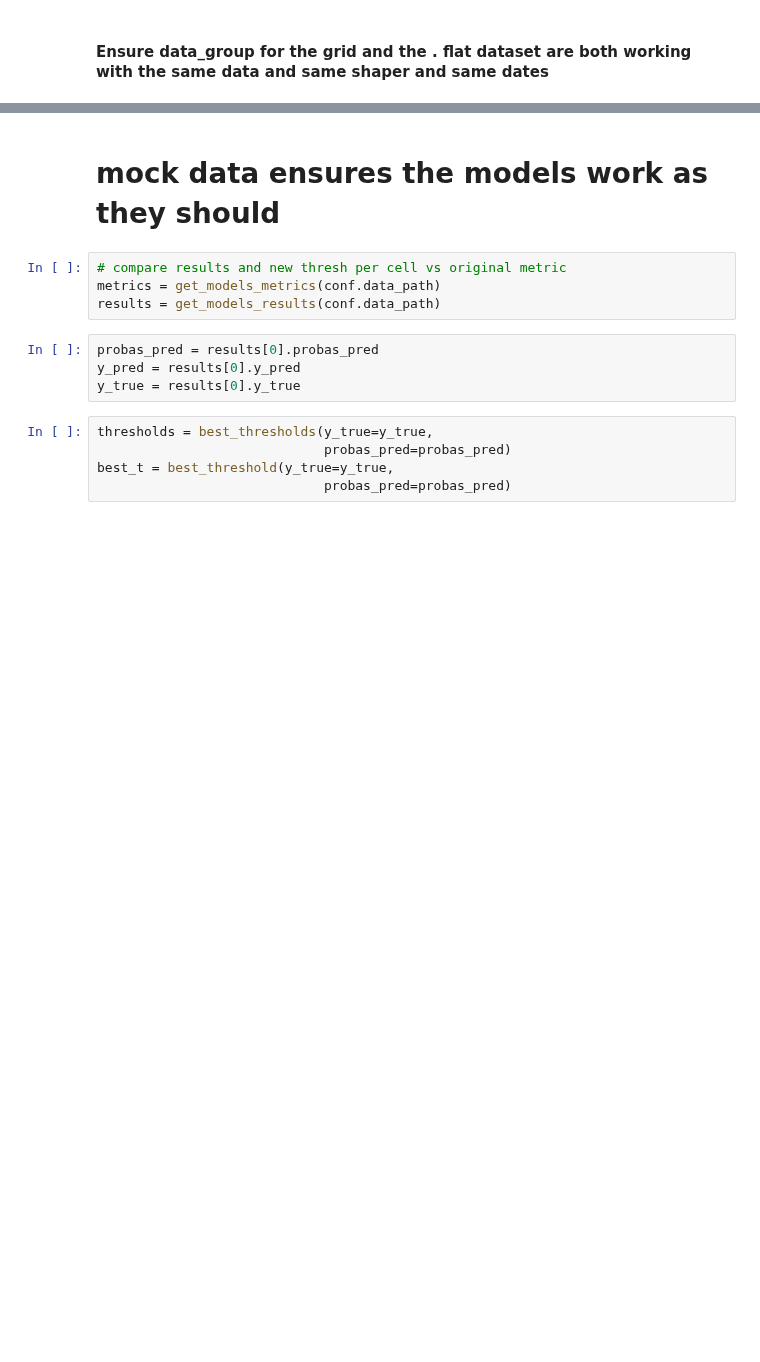
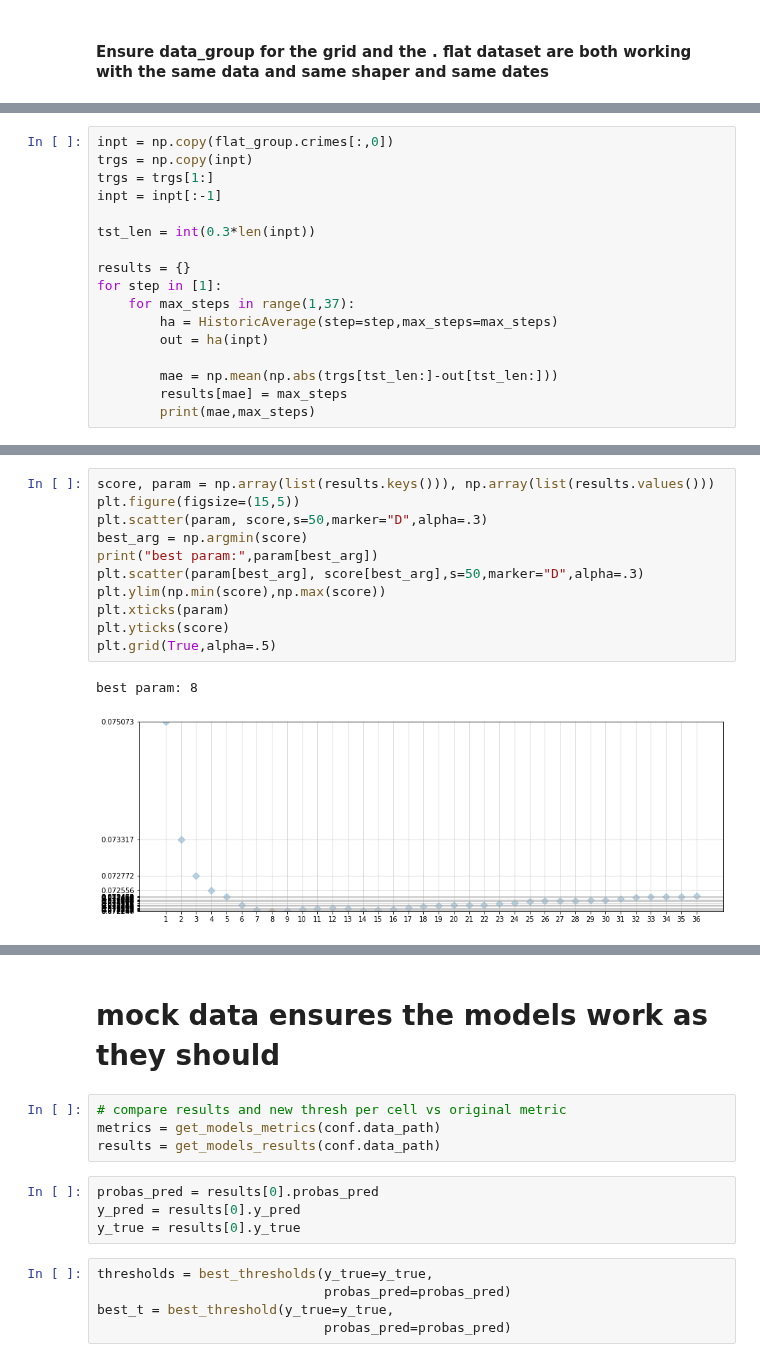
Before and after one commit to bernsblack/masters, a Jupyter notebook: notebook.ipynb, the cells around one changed output, grey strips where cells are left out. Cells and saved outputs as stored; diff of their text form; blank space fills up the shorter version.

```diff
--- a/notebook.ipynb
+++ b/notebook.ipynb
@@ -59,0 +191,17 @@ grid_loaders = GridDataLoaders(data_group=grid_group, conf=conf)
+# %%
+inpt = np.copy(flat_group.crimes[:,0])
+trgs = np.copy(inpt)
+trgs = trgs[1:]
+inpt = inpt[:-1]
+
+tst_len = int(0.3*len(inpt))
+
+results = {}
+for step in [1]:
+    for max_steps in range(1,37):
+        ha = HistoricAverage(step=step,max_steps=max_steps)
+        out = ha(inpt)
+
+        mae = np.mean(np.abs(trgs[tst_len:]-out[tst_len:]))
+        results[mae] = max_steps
+        print(mae,max_steps)
@@ -60,2 +226,16 @@ grid_loaders = GridDataLoaders(data_group=grid_group, conf=conf)
+# %%
+score, param = np.array(list(results.keys())), np.array(list(results.values()))
+plt.figure(figsize=(15,5))
+plt.scatter(param, score,s=50,marker="D",alpha=.3)
+best_arg = np.argmin(score)
+print("best param:",param[best_arg])
+plt.scatter(param[best_arg], score[best_arg],s=50,marker="D",alpha=.3)
+plt.ylim(np.min(score),np.max(score))
+plt.xticks(param)
+plt.yticks(score)
+plt.grid(True,alpha=.5)
+# %% [output]
+best param: 8
+[figure, added]
 # %%
 im(grid_group.crimes.mean(0))
```
Also changed, not shown: parts of 14 cells of this notebook, 8 other files.
